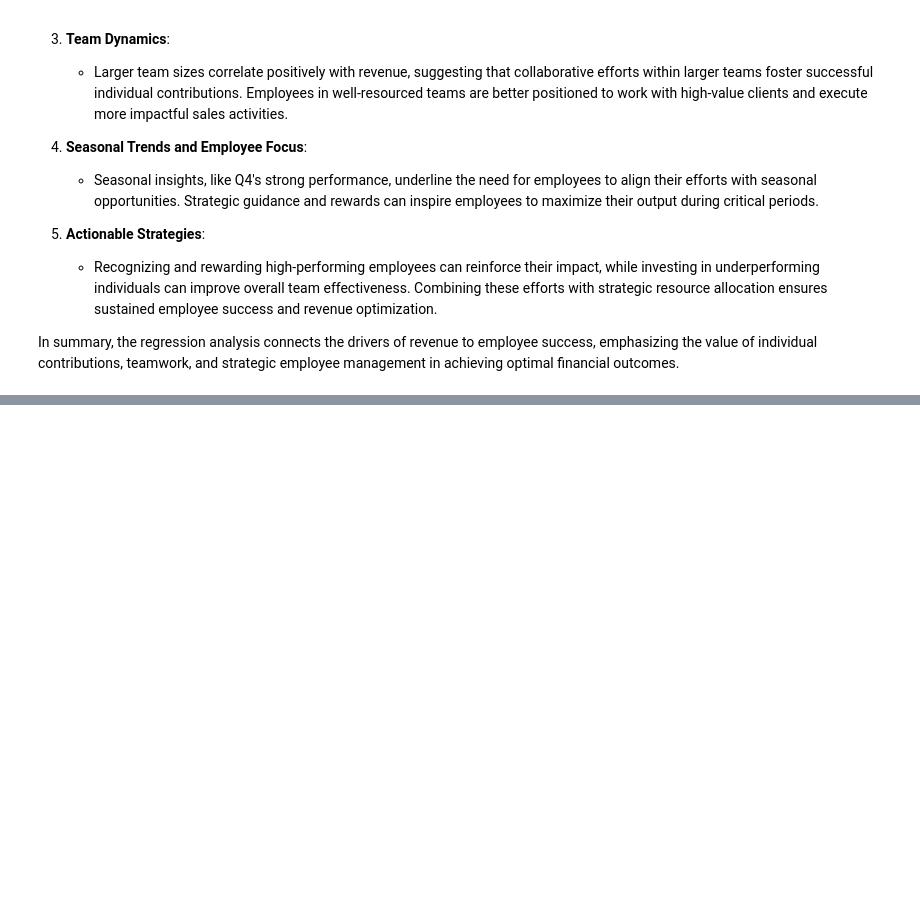
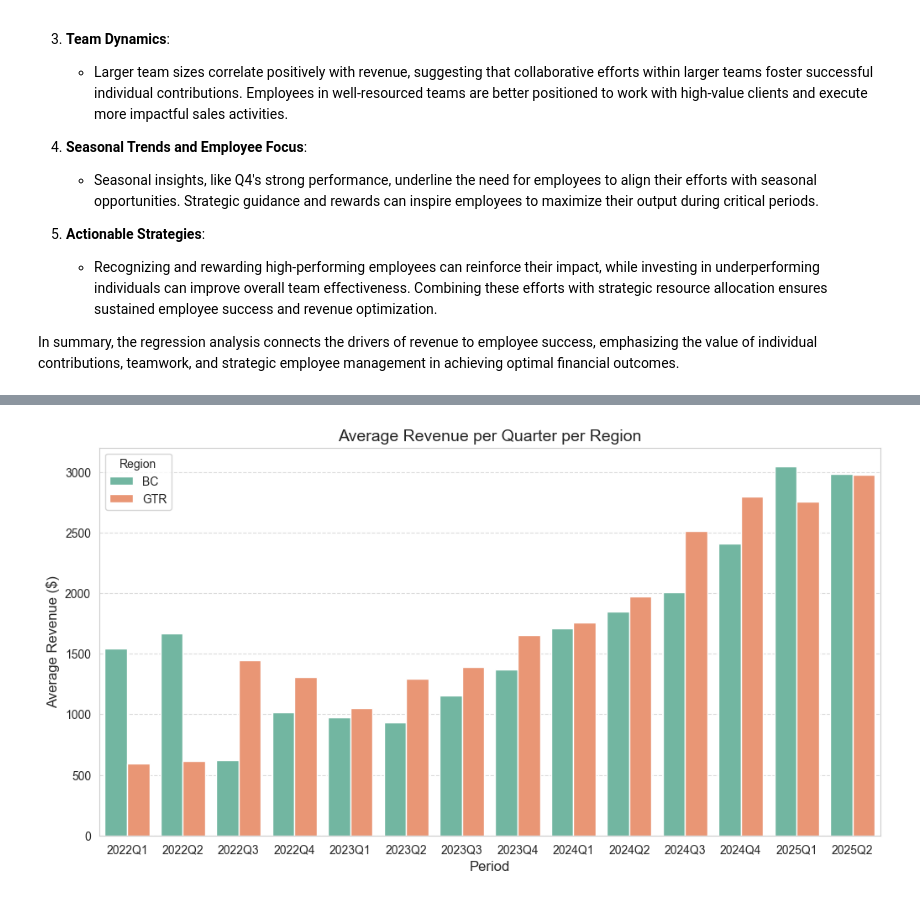
Before and after one commit to mkdataprofessional/forecast_bank, a Jupyter notebook: forecast/forecast.ipynb, the cells around one changed output, grey strips where cells are left out. Drawn from its saved outputs; the diff is of its cells as text; code cells hidden in the pictures; blank space fills up the shorter version.

```diff
--- a/forecast/forecast.ipynb
+++ b/forecast/forecast.ipynb
@@ -931,0 +966,26 @@ In summary, the regression analysis connects the drivers of revenue to employee
+# %%
+# Average Revenue per Quarter-Year per Region
+import matplotlib.pyplot as plt
+import seaborn as sns
+
+# Calculate Average Revenue per Quarter-Year per Region
+avg_revenue_per_region_quarter = final_dataset.groupby(['Quarter_Year', 'Region'])['Revenue'].mean().reset_index()
+
+# Set figure size
+plt.figure(figsize=(12, 6))
+
+# Create bar plot
+sns.barplot(x="Quarter_Year", y="Revenue", hue="Region", data=avg_revenue_per_region_quarter, palette="Set2")
+
+# Formatting the plot
+plt.title('Average Revenue per Quarter per Region', fontsize=14)
+plt.xlabel('Period', fontsize=12)
+plt.ylabel('Average Revenue ($)', fontsize=12)
+plt.xticks(rotation=0)
+plt.legend(title="Region", fontsize=10)
+plt.grid(axis='y', linestyle='--', alpha=0.7)
+
+# Show the plot
+plt.show()
+# %% [output]
+[figure, added]
```
Also changed, not shown: parts of 32 cells of this notebook.
